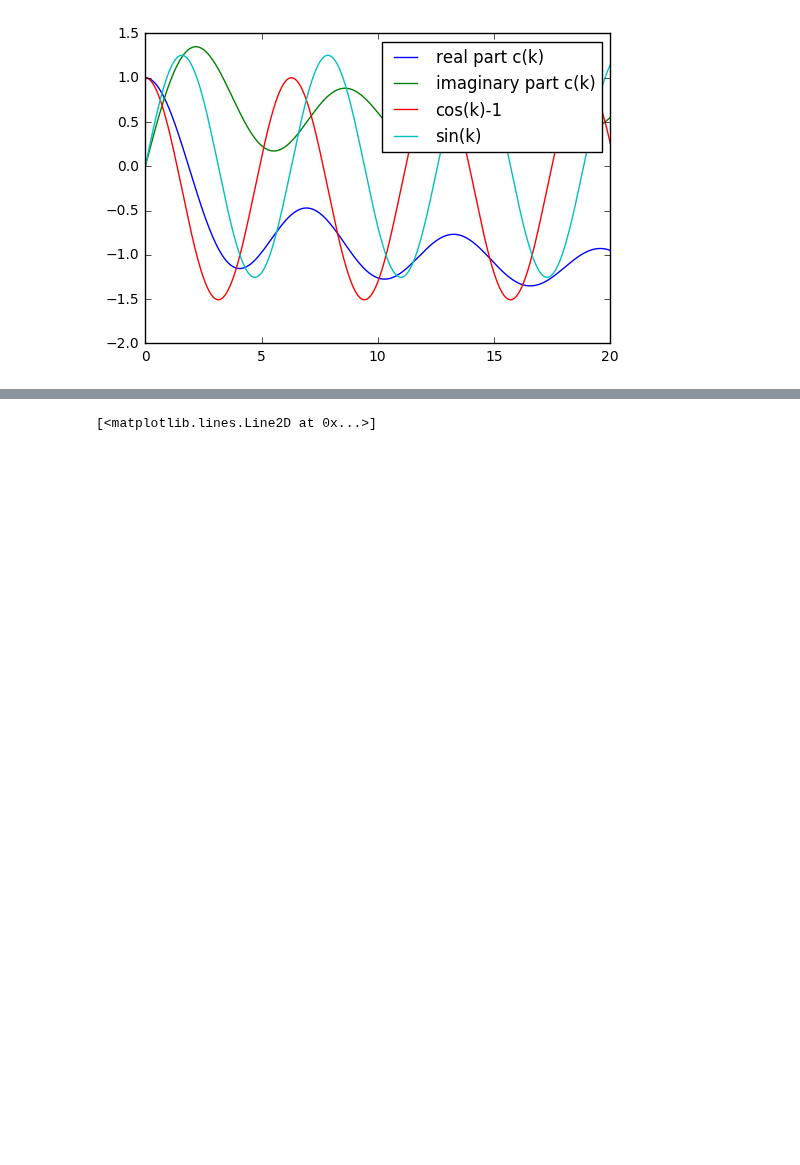
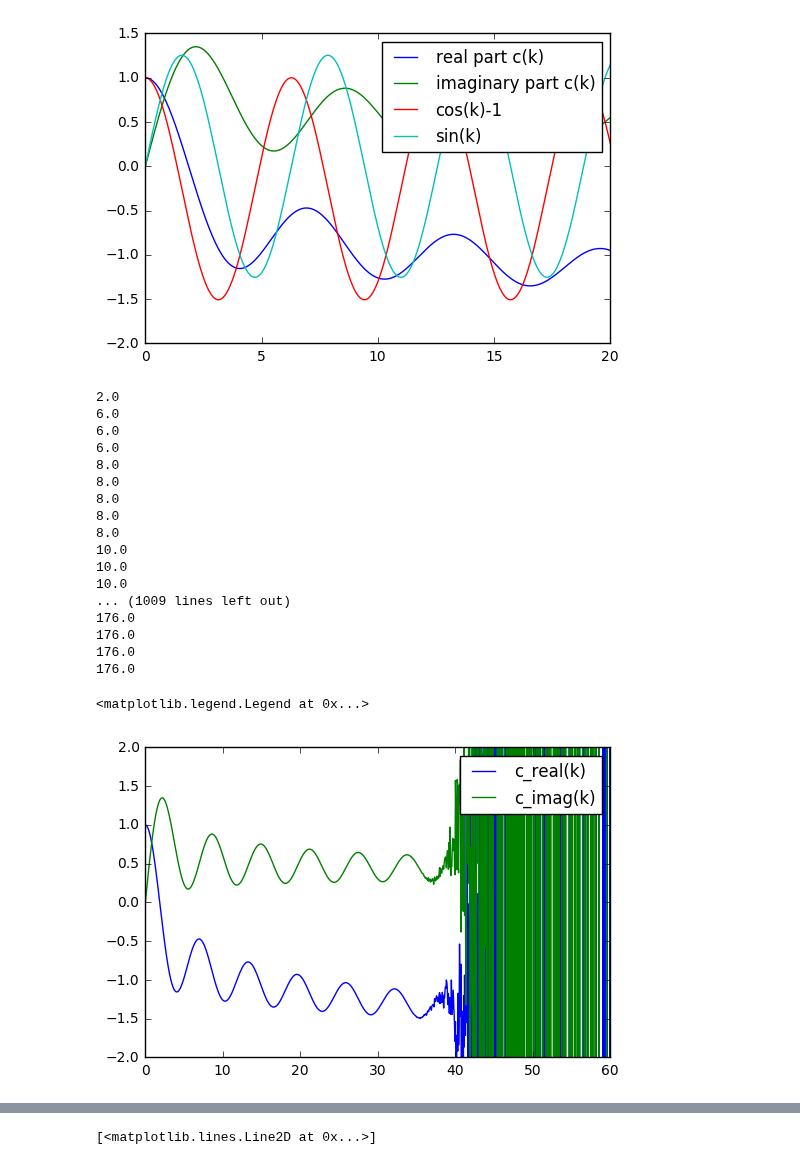
Before and after one commit to hstrey/FCS-simulations, a Jupyter notebook: Classical Moment problem.ipynb, the cells around one changed output, grey strips where cells are left out. Drawn from its saved outputs; the diff is of its cells as text; code cells hidden in the pictures; blank space fills up the shorter version.

```diff
--- a/Classical Moment problem.ipynb
+++ b/Classical Moment problem.ipynb
@@ -70,5 +88,35 @@ print(np.sqrt(np.pi/2))
 # %% [output]
 1.25331413732
 [figure]
+# %%
+k = np.linspace(0,60,1025)
+
+cr = np.array([c_real(x,np.sqrt(2/np.pi),1e-7) for x in k])
+ci = np.array([c_imag(x,np.sqrt(2/np.pi),1e-7) for x in k])
+
+plt.plot(k,cr, label="c_real(k)")
+plt.plot(k,ci,label="c_imag(k)")
+plt.ylim((-2,2))
+plt.legend()
+# %% [output]
+2.0
+6.0
+6.0
+6.0
+8.0
+8.0
+8.0
+8.0
+8.0
+10.0
+10.0
+10.0
+... (1009 lines left out)
+176.0
+176.0
+176.0
+176.0
+<matplotlib.legend.Legend at 0x...>
+[figure, added]
 # %%
 # need to find the proper way of doing an fft
```
Also changed, not shown: parts of 6 cells of this notebook.
